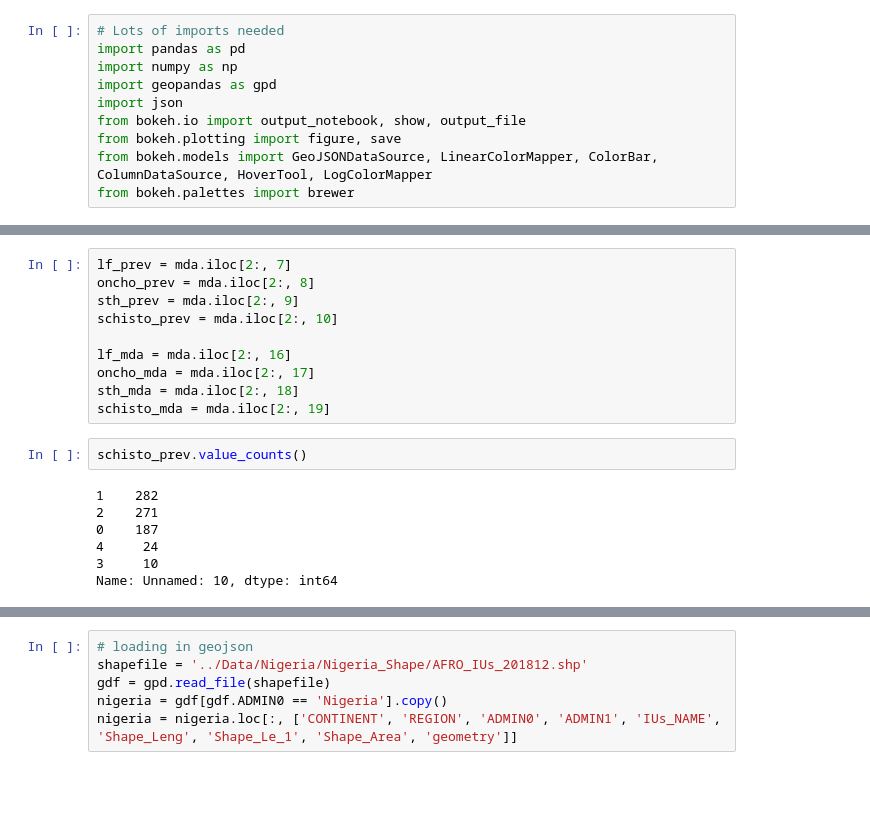
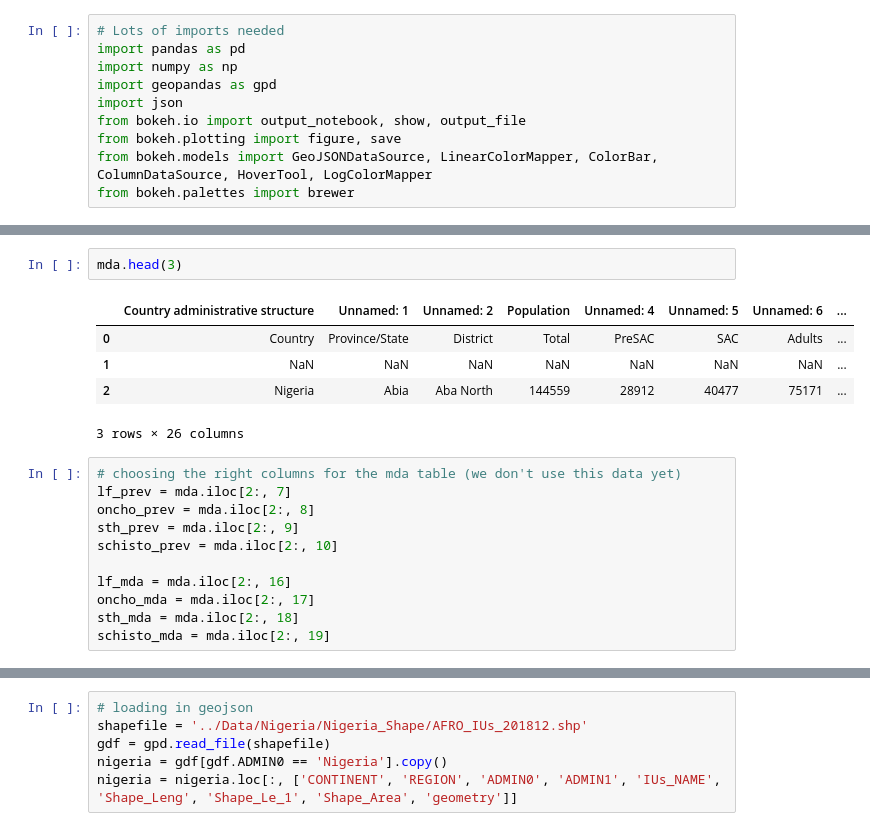
Before and after one commit to stm7631/AA-08-Washington-Data-Wizards, a Jupyter notebook: Code/Cleaning and Aggregating Nigeria Data.ipynb, the cells around one changed output, grey strips where cells are left out. Drawn from its saved outputs; the diff is of its cells as text; blank space fills up the shorter version.

Commit message:
Added to data documentation, and commented code

```diff
--- a/Code/Reading and Plotting Nigeria Data.ipynb
+++ b/Code/Cleaning and Aggregating Nigeria Data.ipynb
@@ -34,4 +55,13 @@ mda.head()
+# %%
+mda.head(3)
+# %% [output]
+|  | Country administrative structure | Unnamed: 1 | Unnamed: 2 | Population | Unnamed: 4 | Unnamed: 5 | Unnamed: 6 | ... |
+| 0 | Country | Province/State | District | Total | PreSAC | SAC | Adults | ... |
+| 1 | NaN | NaN | NaN | NaN | NaN | NaN | NaN | ... |
+| 2 | Nigeria | Abia | Aba North | 144559 | 28912 | 40477 | 75171 | ... |
+3 rows × 26 columns
 # %%
+# choosing the right columns for the mda table (we don't use this data yet)
 lf_prev = mda.iloc[2:, 7]
 oncho_prev = mda.iloc[2:, 8]
 sth_prev = mda.iloc[2:, 9]
@@ -41,12 +71,3 @@ lf_mda = mda.iloc[2:, 16]
 oncho_mda = mda.iloc[2:, 17]
 sth_mda = mda.iloc[2:, 18]
 schisto_mda = mda.iloc[2:, 19]
-# %%
-schisto_prev.value_counts()
-# %% [output]
-1    282
-2    271
-0    187
-4     24
-3     10
-Name: Unnamed: 10, dtype: int64
```
Also changed, not shown: parts of 20 cells of this notebook, 7 other files.
